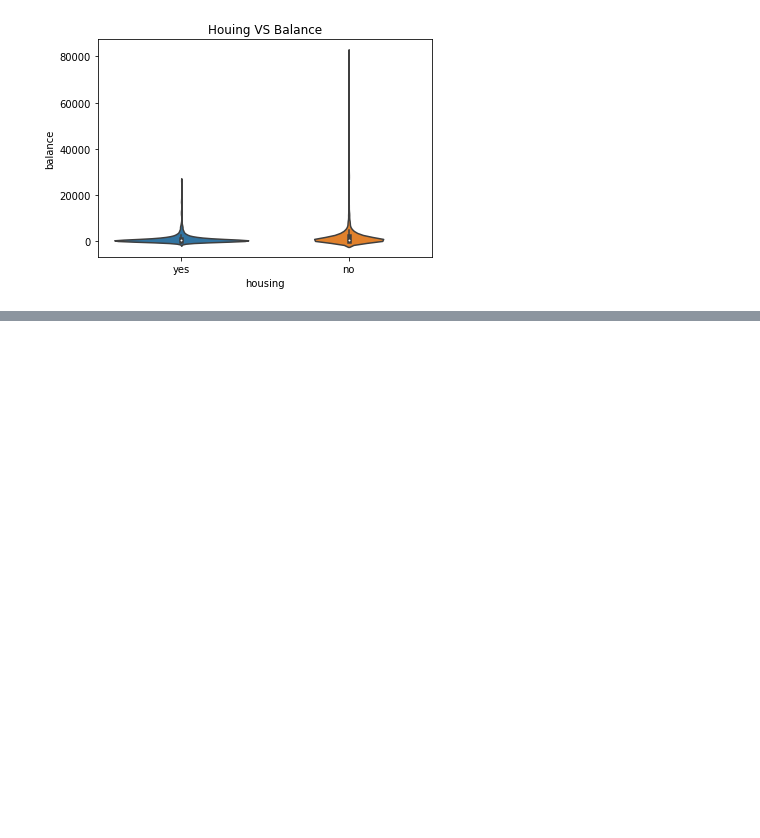
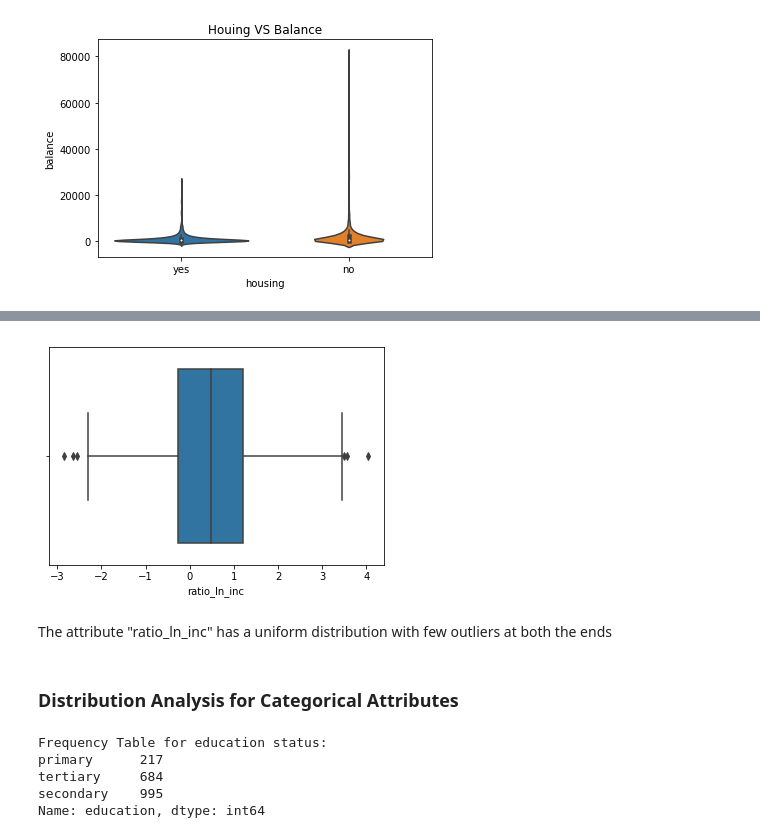
Before and after one commit to vipulpopat/MSCAI_Sem1_Etivity1, a Jupyter notebook: Etivity1.ipynb, the cells around one changed output, grey strips where cells are left out. Drawn from its saved outputs; the diff is of its cells as text; code cells hidden in the pictures; blank space fills up the shorter version.

```diff
--- a/Etivity1.ipynb
+++ b/Etivity1.ipynb
@@ -221,0 +239,21 @@ plt.show()
+# %%
+# Box plot for numeric variable "ratio_ln_inc"
+
+sns.boxplot(x='ratio_ln_inc', data=df)
+plt.show()
+# %% [output]
+[figure, added]
+# %% [markdown]
+The attribute "ratio_ln_inc" has a uniform distribution with few outliers at both the ends
+# %% [markdown]
+### Distribution Analysis for Categorical Attributes
+# %%
+frequency_table_educational = df['education'].value_counts(ascending=True)
+print('Frequency Table for education status:')
+print(frequency_table_educational)
+# %% [output]
+Frequency Table for education status:
+primary      217
+tertiary     684
+secondary    995
+Name: education, dtype: int64
```
Also changed, not shown: parts of 28 cells of this notebook.
